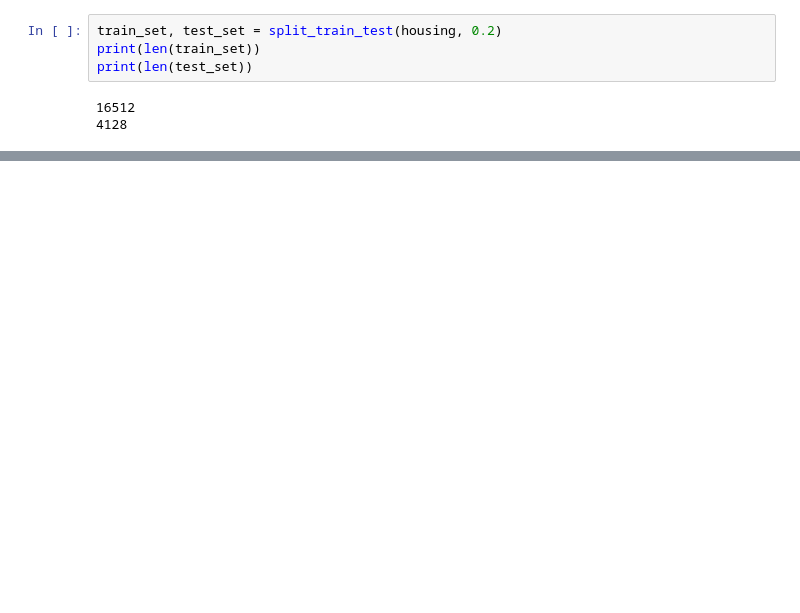
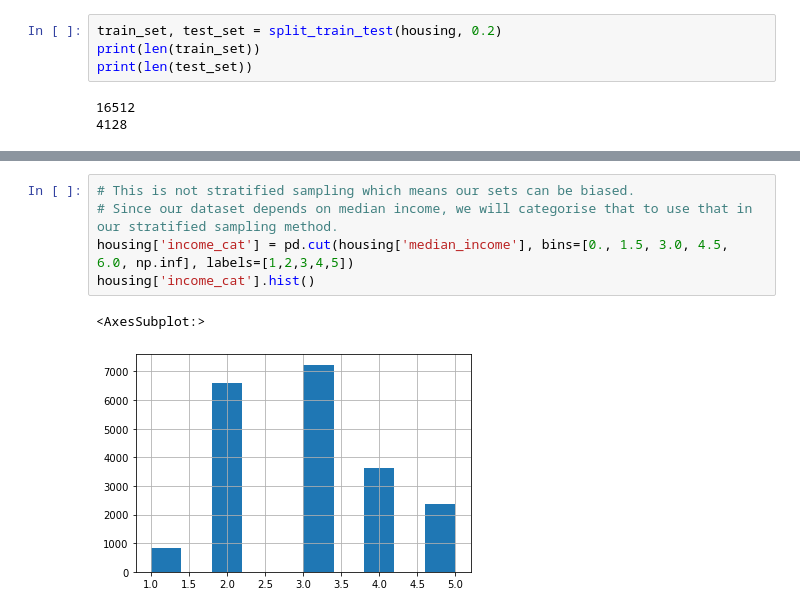
Before and after one commit to shahrezamer/data-science-book, a Jupyter notebook: chapter2/housing.ipynb, the cells around one changed output, grey strips where cells are left out. Drawn from its saved outputs; the diff is of its cells as text; blank space fills up the shorter version.

```diff
--- a/chapter2/housing.ipynb
+++ b/chapter2/housing.ipynb
@@ -103,0 +138,8 @@ print(len(test_set))
+# %%
+# This is not stratified sampling which means our sets can be biased.
+# Since our dataset depends on median income, we will categorise that to use that in our stratified sampling method.
+housing['income_cat'] = pd.cut(housing['median_income'], bins=[0., 1.5, 3.0, 4.5, 6.0, np.inf], labels=[1,2,3,4,5])
+housing['income_cat'].hist()
+# %% [output]
+<AxesSubplot:>
+[figure, added]
```
Also changed, not shown: parts of 11 cells of this notebook, 1 other file.
